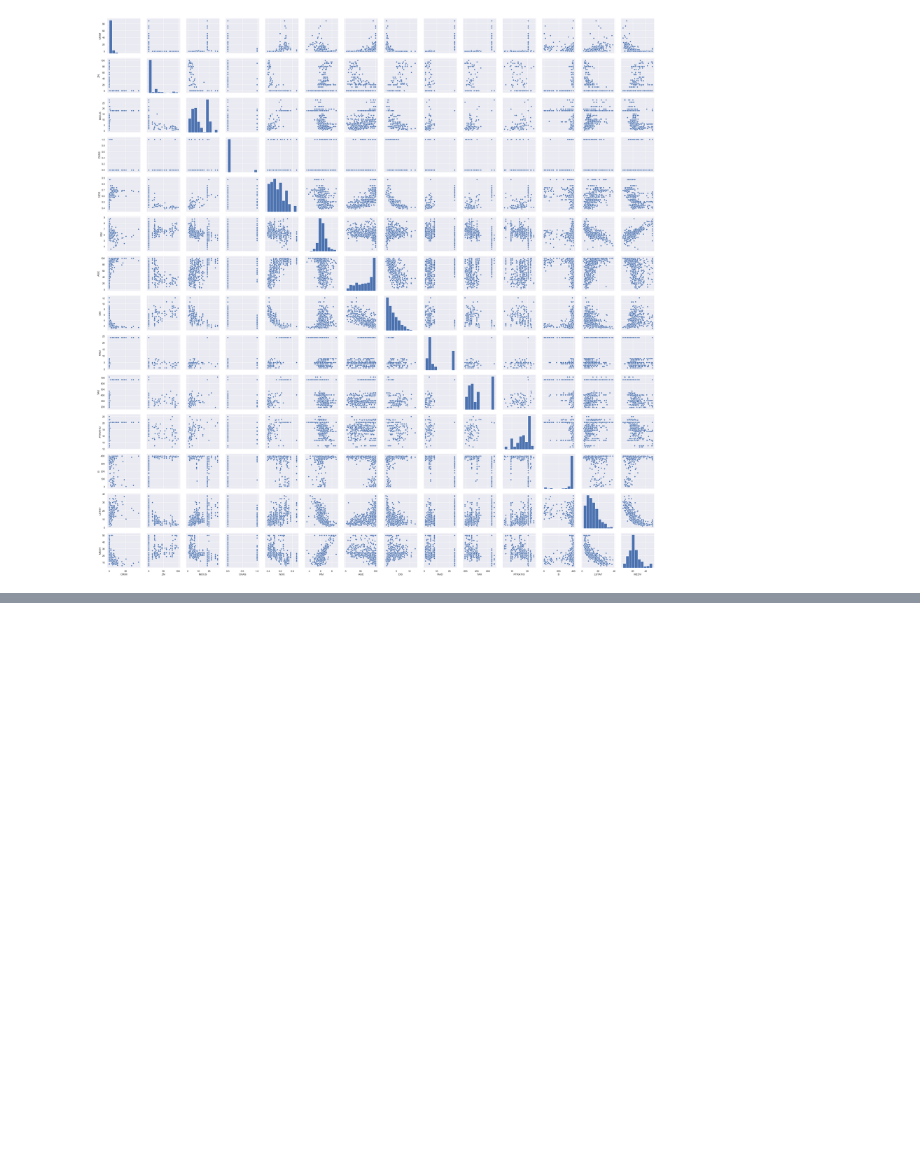
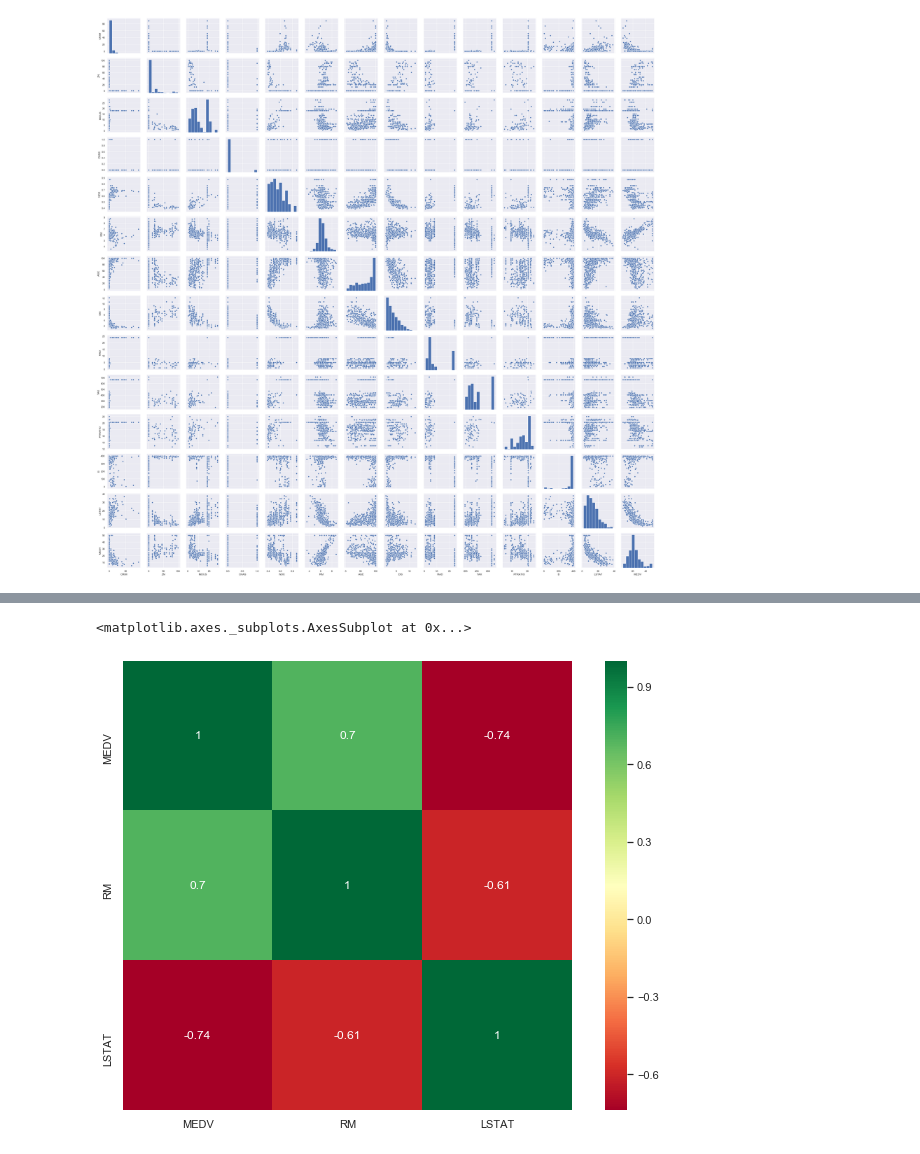
Before and after one commit to ClaireDrummond/MachineLearnStats-Project, a Jupyter notebook: BostonHousePrices.ipynb, the cells around one changed output, grey strips where cells are left out. Cells and saved outputs as stored; diff of their text form; code cells hidden in the pictures; blank space fills up the shorter version.

```diff
--- a/BostonHousePrices.ipynb
+++ b/BostonHousePrices.ipynb
@@ -139,0 +158,5 @@ sns.pairplot(df)
+# %%
+# Create a new dataframe
+medvdf = df[["MEDV", "RM", "LSTAT"]]
+# View first 14 rows of new df
+medvdf.head(14)
@@ -139,0 +179,8 @@ sns.pairplot(df)
+# %%
+correlation_matrix = medvdf.corr().round(2)
+# annot = True to print the values inside the square
+sns.set(rc={'figure.figsize':(11.7,8.27)})
+sns.heatmap(data=correlation_matrix, square=True, cmap='RdYlGn', annot=True)
+# %% [output]
+<matplotlib.axes._subplots.AxesSubplot at 0x...>
+[figure, added]
```
Also changed, not shown: parts of 18 cells of this notebook, 2 other files.
